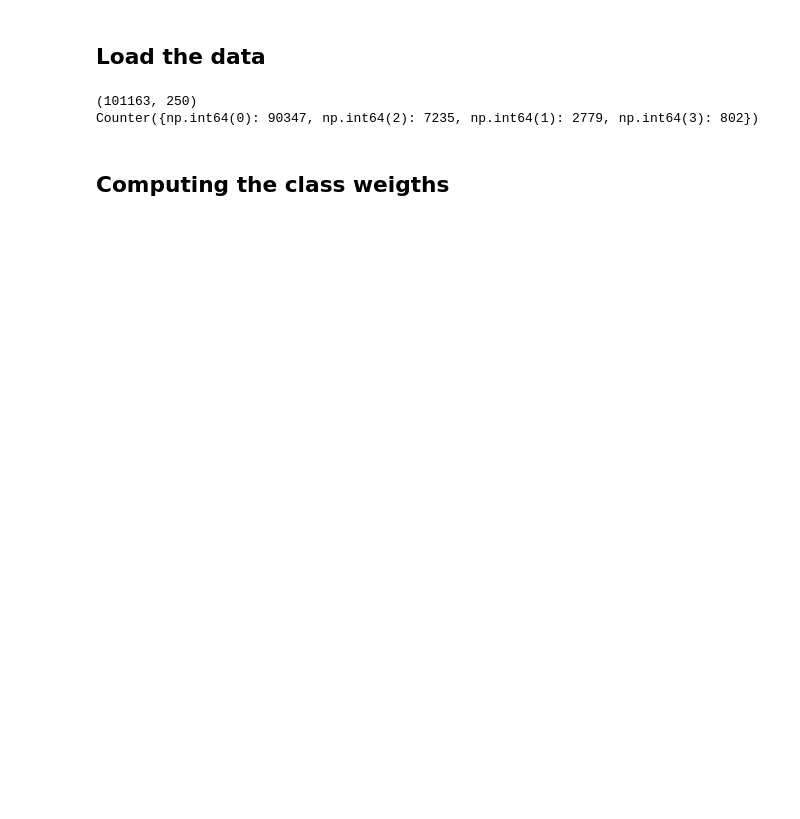
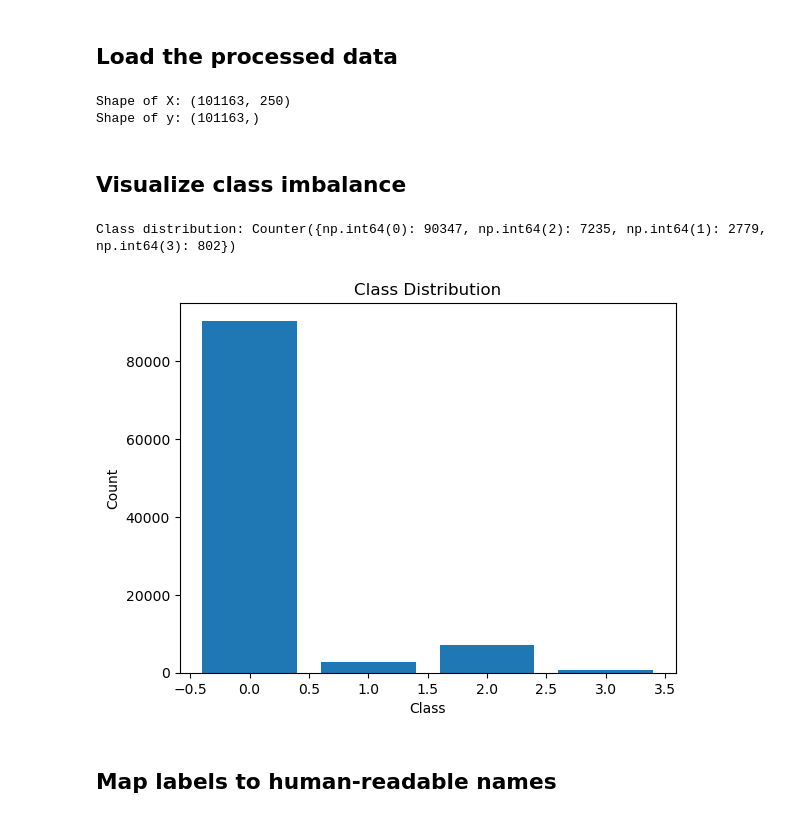
Before and after one commit to verness/6600-Project, a Jupyter notebook: notebooks/eda.ipynb, the cells around one changed output. Saved outputs shown, nothing was run; the diff lists cells and outputs as text; code cells hidden in the pictures; blank space fills up the shorter version.

Commit message:
Updated EDA notebook with class analysis and visualization

```diff
--- a/notebooks/eda.ipynb
+++ b/notebooks/eda.ipynb
@@ -1,16 +1,33 @@
 # %% [markdown]
-## Load the data
+## Load the processed data
 # %%
 import numpy as np
+import matplotlib.pyplot as plt
 from collections import Counter
 
-X = np.load("../Data/X.npy")
-y = np.load("../Data/y.npy")
+# load processed data
+X = np.load("../Data/processed/X.npy")
+y = np.load("../Data/processed/y.npy")
 
-print(X.shape)
-print(Counter(y))
+print("Shape of X:", X.shape)
+print("Shape of y:", y.shape)
 # %% [output]
-(101163, 250)
-Counter({np.int64(0): 90347, np.int64(2): 7235, np.int64(1): 2779, np.int64(3): 802})
+Shape of X: (101163, 250)
+Shape of y: (101163,)
-# %% [markdown]
-## Computing the class weigths
+# %% [markdown]
+## Visualize class imbalance
+# %%
+label_counts = Counter(y)
+
+print("Class distribution:", label_counts)
+
+plt.bar(label_counts.keys(), label_counts.values())
+plt.title("Class Distribution")
+plt.xlabel("Class")
+plt.ylabel("Count")
+plt.show()
+# %% [output]
+Class distribution: Counter({np.int64(0): 90347, np.int64(2): 7235, np.int64(1): 2779, np.int64(3): 802})
+[figure, added]
+# %% [markdown]
+## Map labels to human-readable names
```
Also changed, not shown: parts of 20 cells of this notebook.
